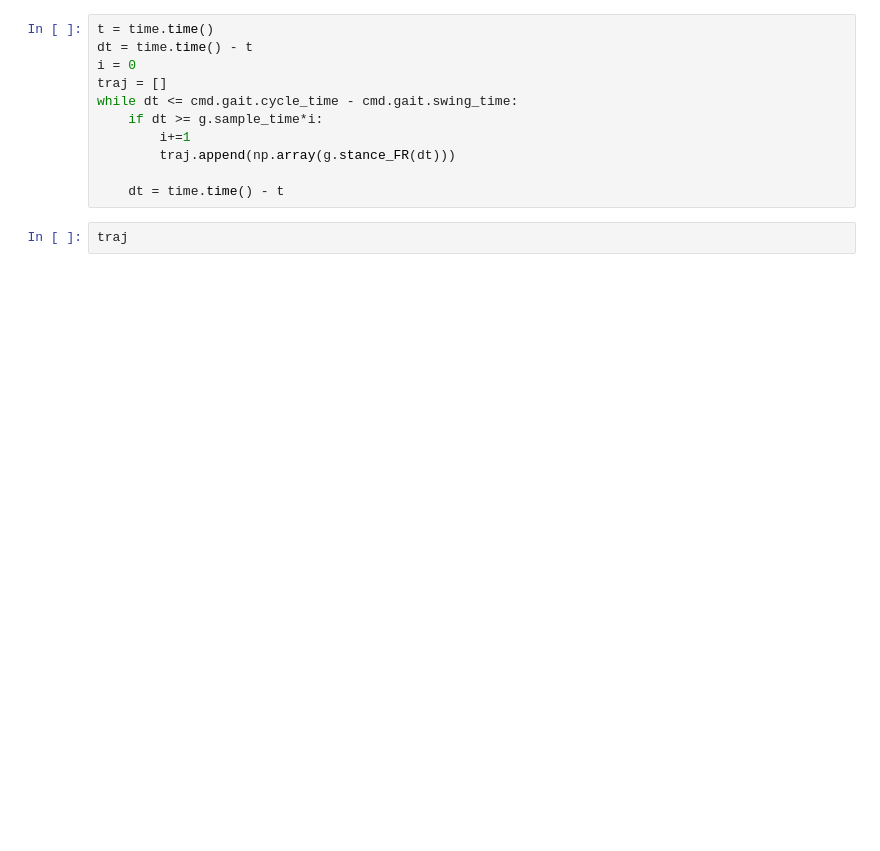
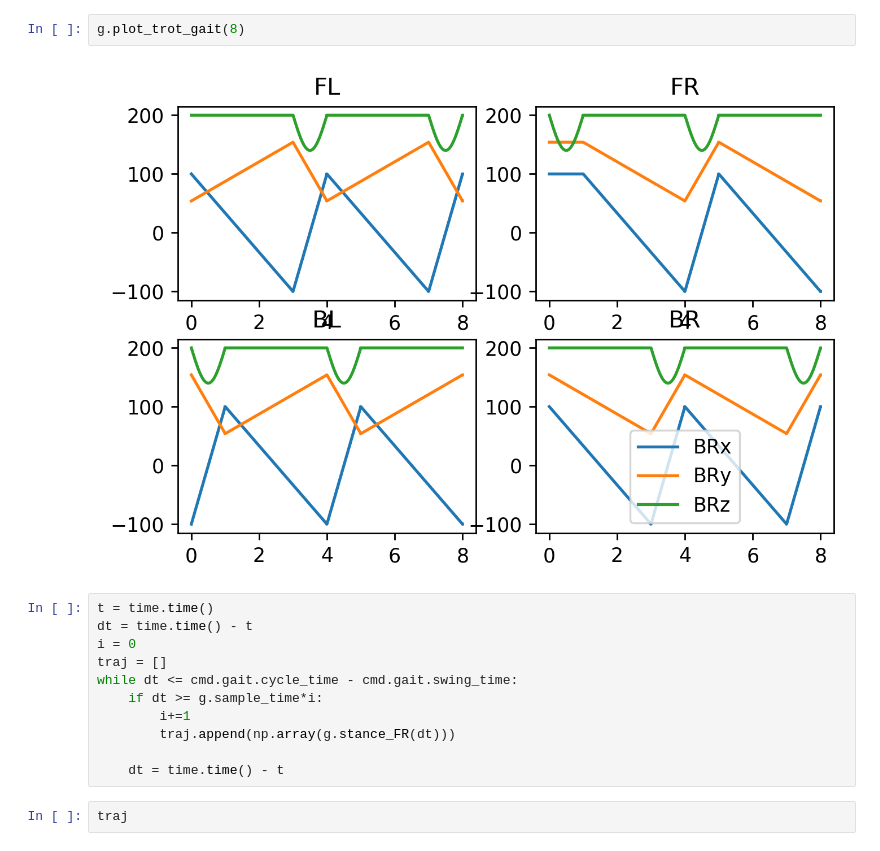
Before and after one commit to NDHANA94/hyperdog_ros2, a Jupyter notebook: hyperdog_ctrl/cmd_manager/test.ipynb, the cells around one changed output. Saved outputs shown, nothing was run; the diff lists cells and outputs as text; blank space fills up the shorter version.

```diff
--- a/hyperdog_ctrl/cmd_manager/test.ipynb
+++ b/hyperdog_ctrl/cmd_manager/test.ipynb
@@ -417,3 +598,7 @@ g.trot_gait_debug(3)
+# %%
+g.plot_trot_gait(8)
+# %% [output]
+[figure, added]
 # %%
 t = time.time()
 dt = time.time() - t
```
Also changed, not shown: parts of 9 cells of this notebook, 7 other files.
